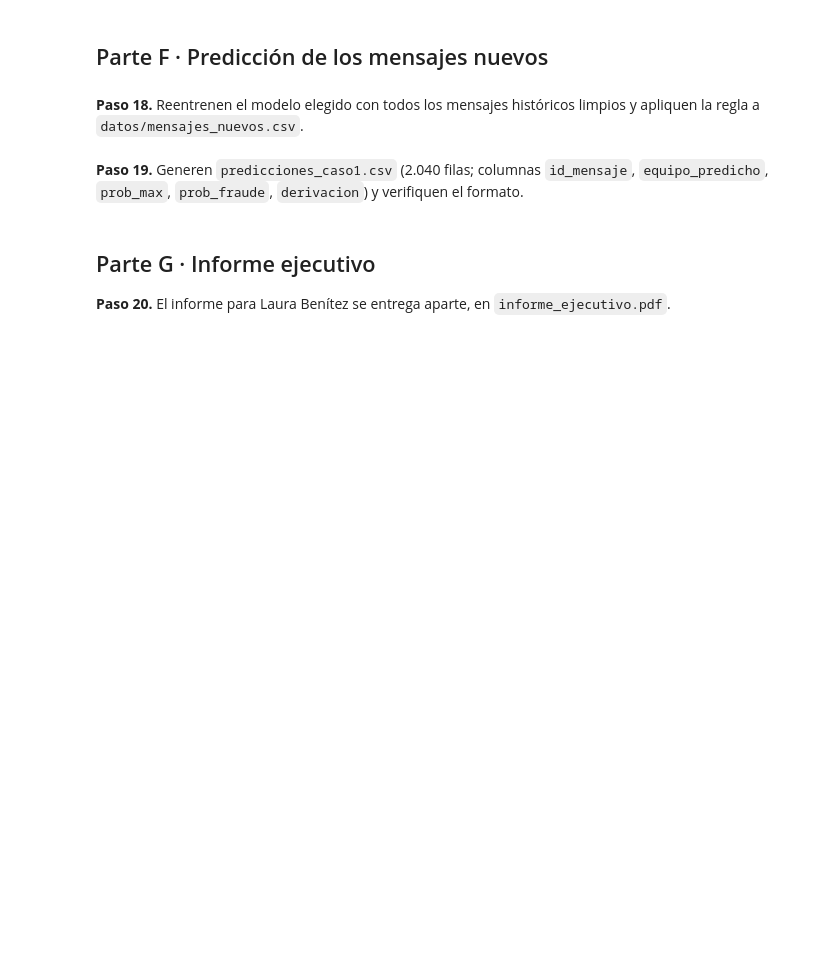
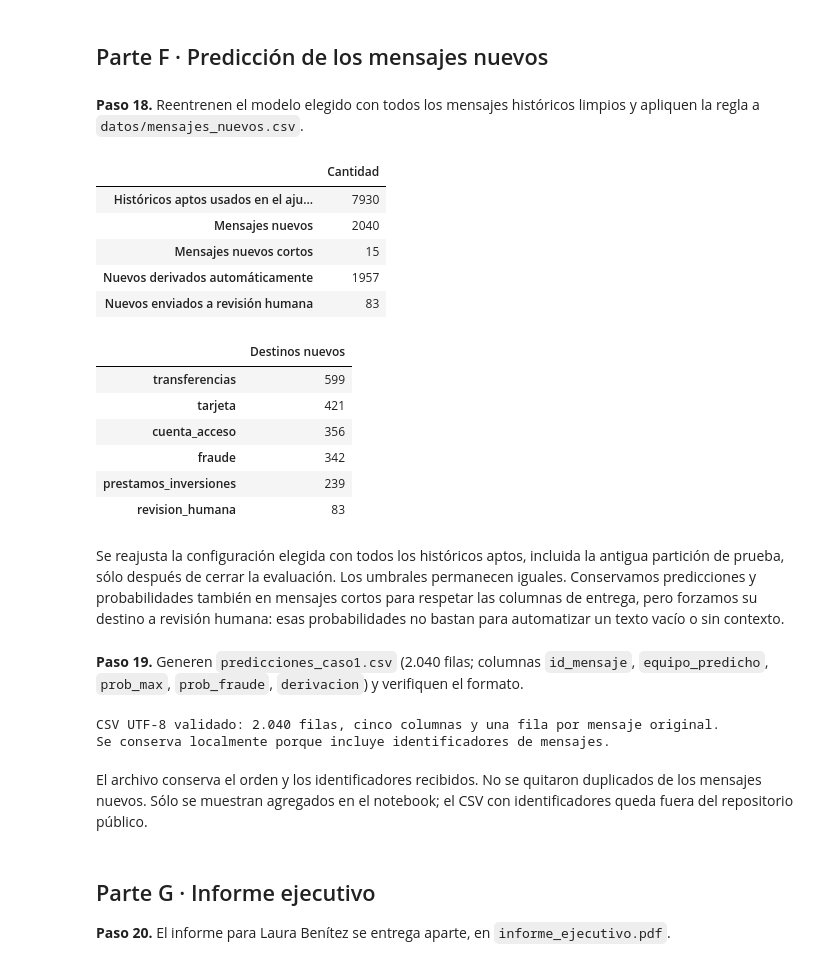
Before and after one commit to juanquiros/ml-cauce-naive-bayes, a Jupyter notebook: caso1_cauce/caso1_cauce.ipynb, the cells around one changed output. Saved outputs shown, nothing was run; the diff lists cells and outputs as text; code cells hidden in the pictures; blank space fills up the shorter version.

Commit message:
Completar notebook e informe final de Cauce

```diff
--- a/caso1_cauce/caso1_cauce.ipynb
+++ b/caso1_cauce/caso1_cauce.ipynb
@@ -703,11 +1057,80 @@ Naive Bayes predijo más rápido en los cuatro tamaños y su tiempo se mantuvo a
 # %% [markdown]
 **Paso 18.** Reentrenen el modelo elegido con todos los mensajes históricos limpios y apliquen la regla a `datos/mensajes_nuevos.csv`.
 # %%
-# Tu código aquí
+modelo_final = clone(modelo_elegido).fit(df_entrenamiento["texto_limpio"], df_entrenamiento["equipo_final"])
+df_nuevos = pd.read_csv("datos/mensajes_nuevos.csv")
+assert len(df_nuevos) == 2040
+textos_nuevos_limpios = df_nuevos["texto"].map(limpiar_texto)
+mascara_cortos_nuevos = textos_nuevos_limpios.str.split().str.len().lt(2)
+proba_nuevos = modelo_final.predict_proba(textos_nuevos_limpios)
+predicho_nuevos = modelo_final.classes_[proba_nuevos.argmax(axis=1)]
+prob_max_nuevos = proba_nuevos.max(axis=1)
+posicion_fraude_final = np.flatnonzero(modelo_final.classes_ == "fraude")[0]
+prob_fraude_nuevos = proba_nuevos[:, posicion_fraude_final]
+destino_nuevos = derivar(proba_nuevos, modelo_final.classes_, *umbrales_elegidos)
+destino_nuevos[mascara_cortos_nuevos.to_numpy()] = REVISION
+display(pd.Series({
+    "Históricos aptos usados en el ajuste final": len(df_entrenamiento),
+    "Mensajes nuevos": len(df_nuevos),
+    "Mensajes nuevos cortos": mascara_cortos_nuevos.sum(),
+    "Nuevos derivados automáticamente": np.sum(destino_nuevos != REVISION),
+    "Nuevos enviados a revisión humana": np.sum(destino_nuevos == REVISION),
+}, name="Cantidad").to_frame())
+display(pd.Series(destino_nuevos).value_counts().to_frame("Destinos nuevos"))
+# %% [output]
+|  | Cantidad |
+| Históricos aptos usados en el aju... | 7930 |
+| Mensajes nuevos | 2040 |
+| Mensajes nuevos cortos | 15 |
+| Nuevos derivados automáticamente | 1957 |
+| Nuevos enviados a revisión humana | 83 |
+|  | Destinos nuevos |
+| transferencias | 599 |
+| tarjeta | 421 |
+| cuenta_acceso | 356 |
+| fraude | 342 |
+| prestamos_inversiones | 239 |
+| revision_humana | 83 |
+# %% [markdown]
+Se reajusta la configuración elegida con todos los históricos aptos, incluida la antigua partición de prueba, sólo después de cerrar la evaluación. Los umbrales permanecen iguales. Conservamos predicciones y probabilidades también en mensajes cortos para respetar las columnas de entrega, pero forzamos su destino a revisión humana: esas probabilidades no bastan para automatizar un texto vacío o sin contexto.
 # %% [markdown]
 **Paso 19.** Generen `predicciones_caso1.csv` (2.040 filas; columnas `id_mensaje`, `equipo_predicho`, `prob_max`, `prob_fraude`, `derivacion`) y verifiquen el formato.
 # %%
-# Tu código aquí
+from pathlib import Path
+
+columnas_predicciones = ["id_mensaje", "equipo_predicho", "prob_max", "prob_fraude", "derivacion"]
+predicciones_nuevos = pd.DataFrame({
+    "id_mensaje": df_nuevos["id_mensaje"], "equipo_predicho": predicho_nuevos,
+    "prob_max": prob_max_nuevos, "prob_fraude": prob_fraude_nuevos, "derivacion": destino_nuevos,
+})
+assert predicciones_nuevos.columns.tolist() == columnas_predicciones
+assert len(predicciones_nuevos) == 2040
+np.testing.assert_array_equal(predicciones_nuevos["id_mensaje"], df_nuevos["id_mensaje"])
+assert predicciones_nuevos["id_mensaje"].duplicated().sum() == df_nuevos["id_mensaje"].duplicated().sum()
+assert np.isfinite(proba_nuevos).all() and ((proba_nuevos >= 0) & (proba_nuevos <= 1)).all()
+np.testing.assert_allclose(proba_nuevos.sum(axis=1), 1, atol=1e-10)
+assert set(predicho_nuevos).issubset(set(modelo_final.classes_))
+assert set(destino_nuevos).issubset(set(modelo_final.classes_) | {REVISION})
+np.testing.assert_array_equal(predicho_nuevos, modelo_final.classes_[proba_nuevos.argmax(axis=1)])
+np.testing.assert_allclose(prob_max_nuevos, proba_nuevos.max(axis=1))
+np.testing.assert_allclose(prob_fraude_nuevos, proba_nuevos[:, posicion_fraude_final])
+destinos_esperados = derivar(proba_nuevos, modelo_final.classes_, *umbrales_elegidos)
+destinos_esperados[mascara_cortos_nuevos.to_numpy()] = REVISION
+np.testing.assert_array_equal(destino_nuevos, destinos_esperados)
+assert (destino_nuevos[mascara_cortos_nuevos.to_numpy()] == REVISION).all()
+ruta_predicciones = Path("predicciones_caso1.csv")
+predicciones_nuevos.to_csv(ruta_predicciones, index=False, encoding="utf-8")
+predicciones_leidas = pd.read_csv(ruta_predicciones)
+assert predicciones_leidas.columns.tolist() == columnas_predicciones and len(predicciones_leidas) == 2040
+np.testing.assert_array_equal(predicciones_leidas["id_mensaje"], df_nuevos["id_mensaje"])
+np.testing.assert_allclose(predicciones_leidas[["prob_max", "prob_fraude"]], predicciones_nuevos[["prob_max", "prob_fraude"]], atol=1e-12)
+print("CSV UTF-8 validado: 2.040 filas, cinco columnas y una fila por mensaje original.")
+print("Se conserva localmente porque incluye identificadores de mensajes.")
+# %% [output]
+CSV UTF-8 validado: 2.040 filas, cinco columnas y una fila por mensaje original.
+Se conserva localmente porque incluye identificadores de mensajes.
+# %% [markdown]
+El archivo conserva el orden y los identificadores recibidos. No se quitaron duplicados de los mensajes nuevos. Sólo se muestran agregados en el notebook; el CSV con identificadores queda fuera del repositorio público.
 # %% [markdown]
 ## Parte G · Informe ejecutivo
 
```
Also changed, not shown: parts of 23 cells of this notebook, 2 other files.
